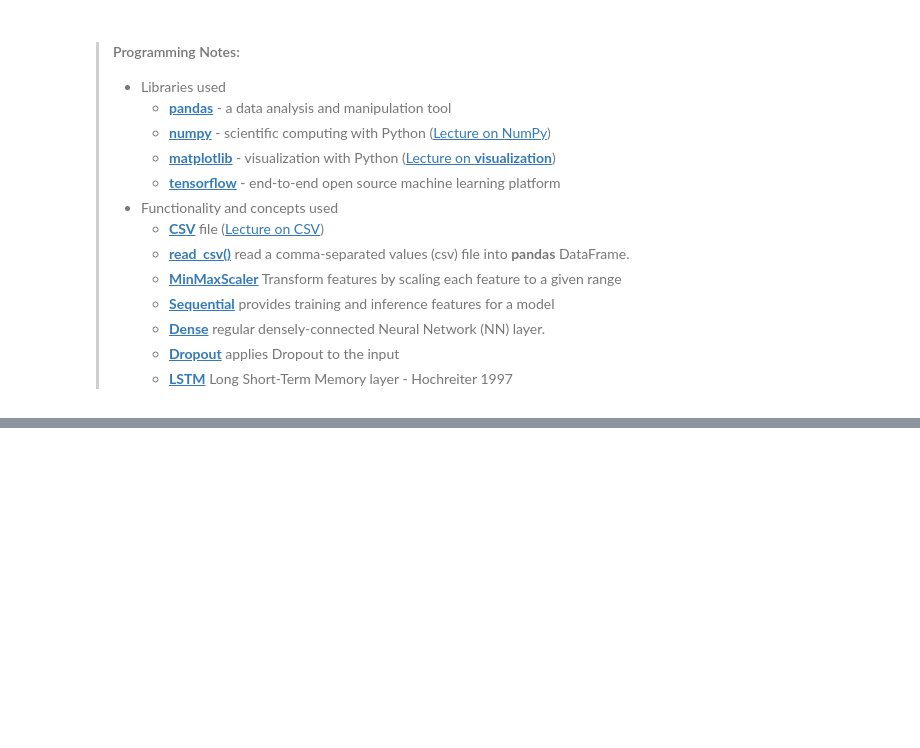
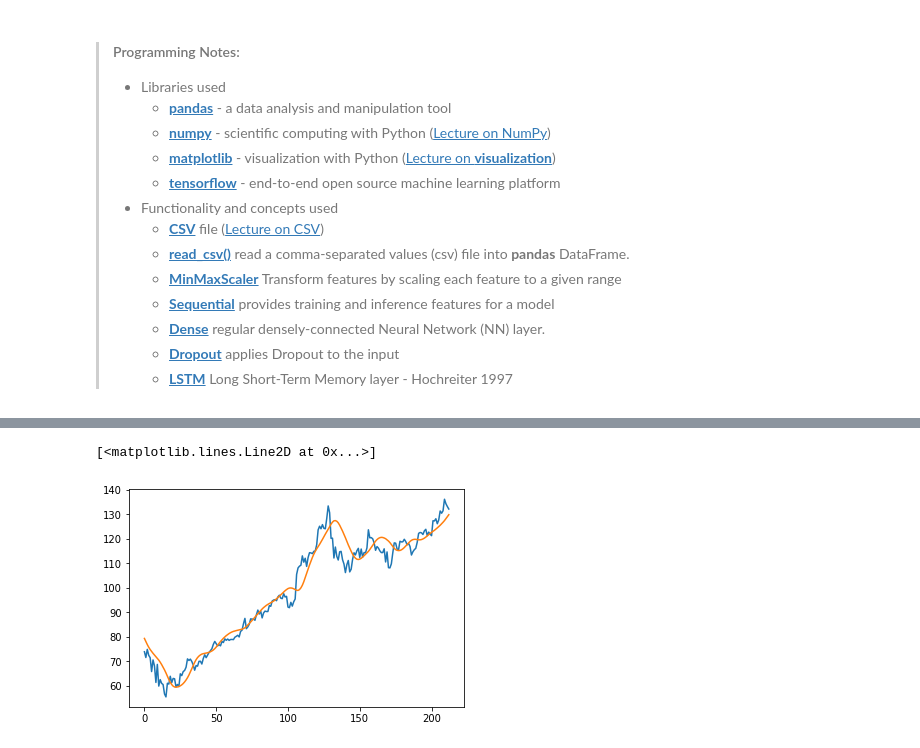
Before and after one commit to adel-nouar/ML_with_Rune, a Jupyter notebook: 10 - Lesson - Recurrent Neural Network.ipynb, the cells around one changed output, grey strips where cells are left out. Cells and saved outputs as stored; diff of their text form; code cells hidden in the pictures; blank space fills up the shorter version.

```diff
--- a/10 - Lesson - Recurrent Neural Network.ipynb
+++ b/10 - Lesson - Recurrent Neural Network.ipynb
@@ -46,0 +152,12 @@
+# %%
+y_unscaled = scaler.inverse_transform(y_pred)
+# %%
+fig, ax = plt.subplots()
+
+y_real = data.loc['2020', 'Adj Close'].to_numpy()
+
+ax.plot(y_real[40:])
+ax.plot(y_unscaled)
+# %% [output]
+[<matplotlib.lines.Line2D at 0x...>]
+[figure, added]
```
Also changed, not shown: parts of 18 cells of this notebook.
